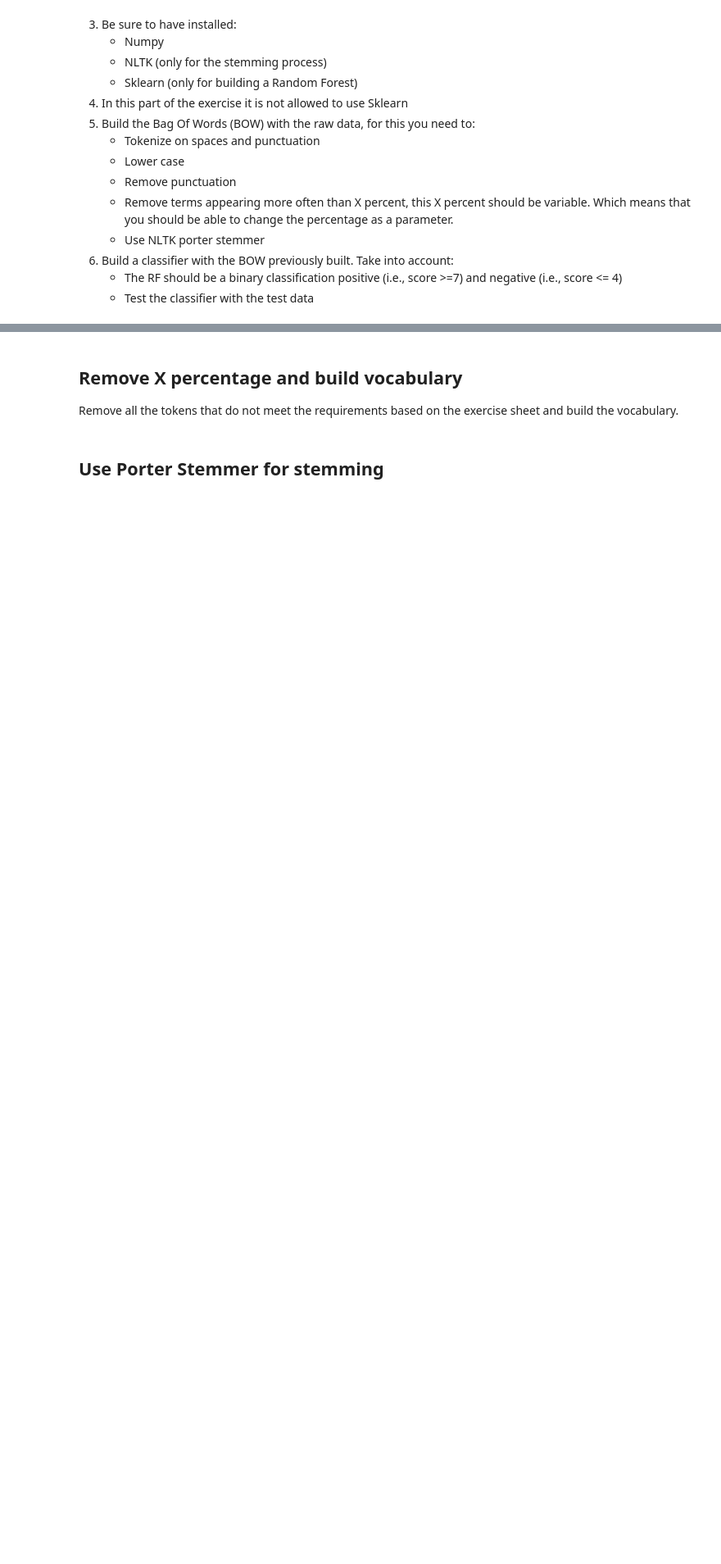
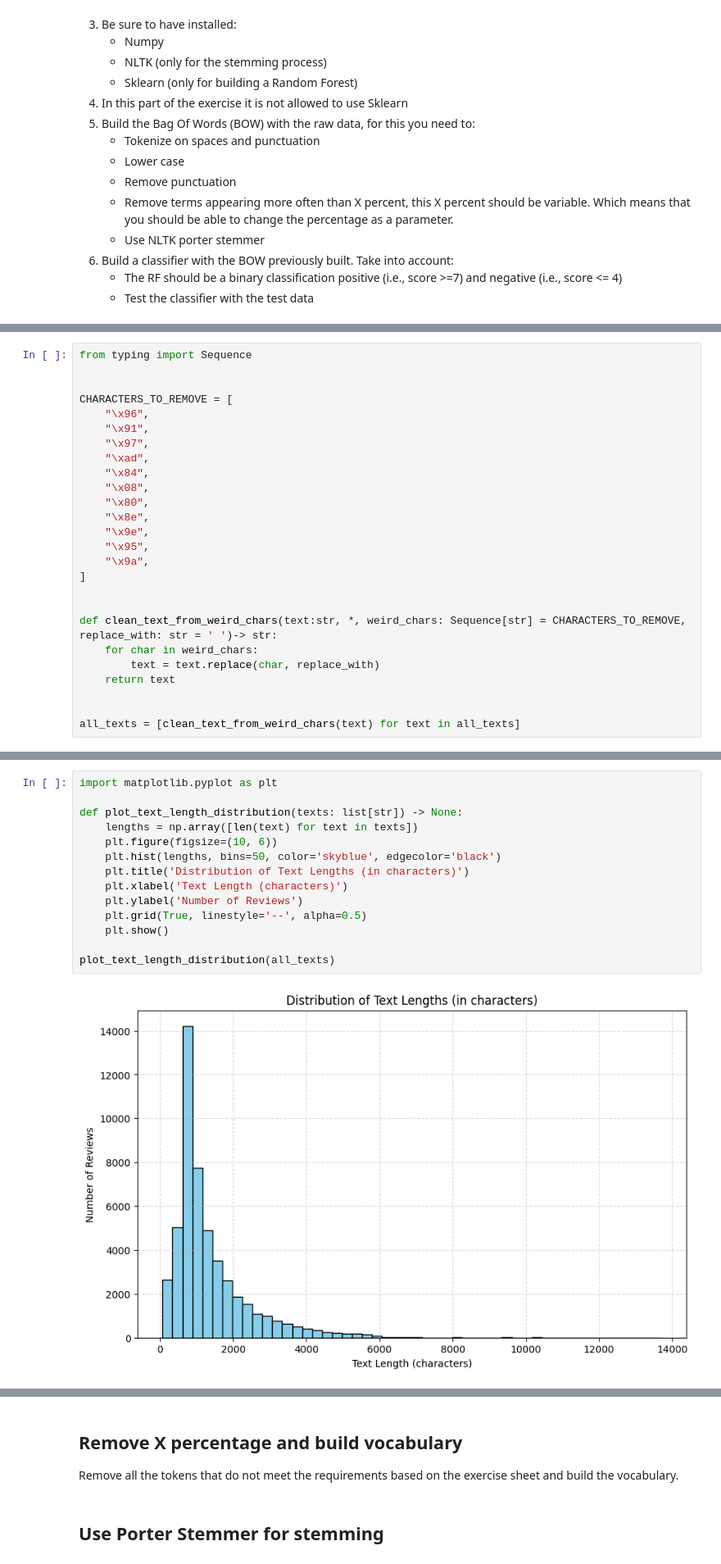
Before and after one commit to SuperMuel/dlnlp, a Jupyter notebook: exercise_01/exercise_01.ipynb, the cells around one changed output, grey strips where cells are left out. Shown at 82% size. Drawn from its saved outputs; the diff is of its cells as text; blank space fills up the shorter version.

```diff
--- a/exercise_01/exercise_01.ipynb
+++ b/exercise_01/exercise_01.ipynb
@@ -183,0 +263,26 @@ X_test, y_test = load_libsvm_file('./aclImdb/test/labeledBow.feat')
+# %%
+from typing import Sequence
+
+
+CHARACTERS_TO_REMOVE = [
+    "\x96",
+    "\x91",
+    "\x97",
+    "\xad",
+    "\x84",
+    "\x08",
+    "\x80",
+    "\x8e",
+    "\x9e",
+    "\x95",
+    "\x9a",
+]
+
+
+def clean_text_from_weird_chars(text:str, *, weird_chars: Sequence[str] = CHARACTERS_TO_REMOVE, replace_with: str = ' ')-> str:
+    for char in weird_chars:
+        text = text.replace(char, replace_with)
+    return text
+
+
+all_texts = [clean_text_from_weird_chars(text) for text in all_texts]
@@ -183,0 +291,16 @@ X_test, y_test = load_libsvm_file('./aclImdb/test/labeledBow.feat')
+# %%
+import matplotlib.pyplot as plt
+
+def plot_text_length_distribution(texts: list[str]) -> None:
+    lengths = np.array([len(text) for text in texts])
+    plt.figure(figsize=(10, 6))
+    plt.hist(lengths, bins=50, color='skyblue', edgecolor='black')
+    plt.title('Distribution of Text Lengths (in characters)')
+    plt.xlabel('Text Length (characters)')
+    plt.ylabel('Number of Reviews')
+    plt.grid(True, linestyle='--', alpha=0.5)
+    plt.show()
+
+plot_text_length_distribution(all_texts)
+# %% [output]
+[figure, added]
```
Also changed, not shown: parts of 31 cells of this notebook, 2 other files.
